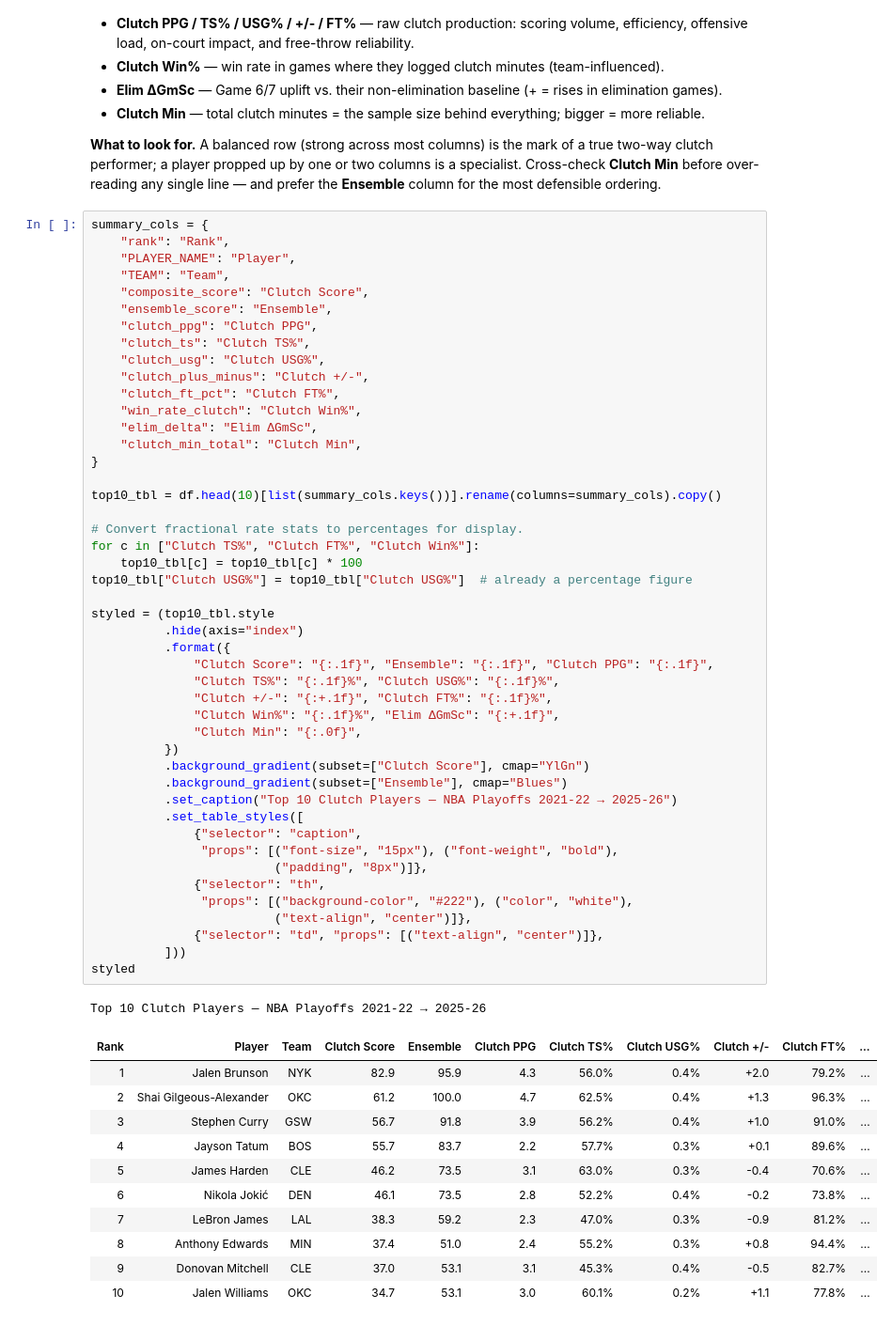
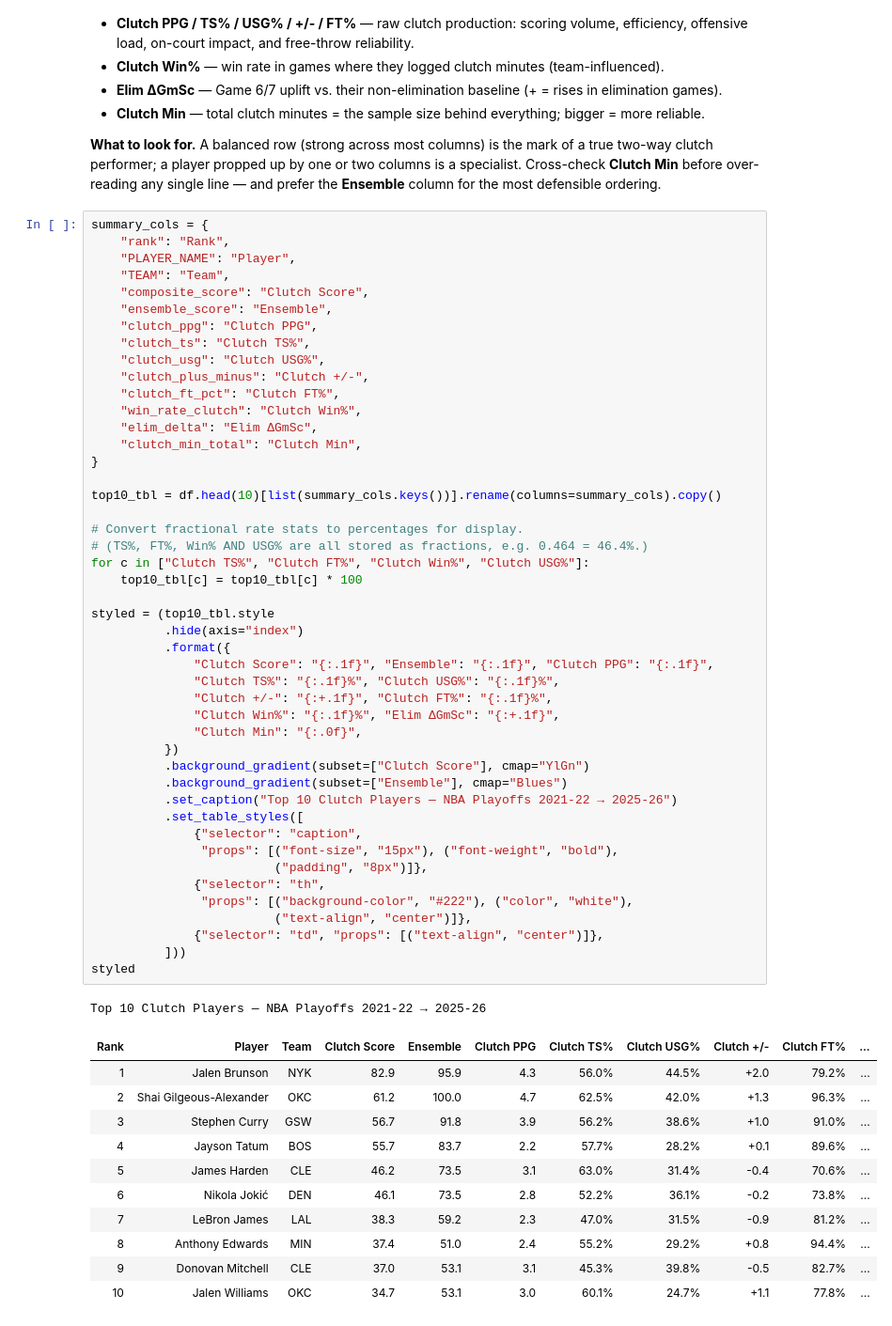
Before and after one commit to bwong05umd/nba-clutch-player-analysis, a Jupyter notebook: nba_clutch_analysis.ipynb, the cells around one changed output. Shown at 94% size. Cells and saved outputs as stored; diff of their text form.

```diff
--- a/nba_clutch_analysis.ipynb
+++ b/nba_clutch_analysis.ipynb
@@ -1301,42 +1301,42 @@ summary_cols = {
 top10_tbl = df.head(10)[list(summary_cols.keys())].rename(columns=summary_cols).copy()
 
 # Convert fractional rate stats to percentages for display.
-for c in ["Clutch TS%", "Clutch FT%", "Clutch Win%"]:
+# (TS%, FT%, Win% AND USG% are all stored as fractions, e.g. 0.464 = 46.4%.)
+for c in ["Clutch TS%", "Clutch FT%", "Clutch Win%", "Clutch USG%"]:
     top10_tbl[c] = top10_tbl[c] * 100
-top10_tbl["Clutch USG%"] = top10_tbl["Clutch USG%"]  # already a percentage figure
 
 styled = (top10_tbl.style
           .hide(axis="index")
           .format({
               "Clutch Score": "{:.1f}", "Ensemble": "{:.1f}", "Clutch PPG": "{:.1f}",
               "Clutch TS%": "{:.1f}%", "Clutch USG%": "{:.1f}%",
               "Clutch +/-": "{:+.1f}", "Clutch FT%": "{:.1f}%",
               "Clutch Win%": "{:.1f}%", "Elim ΔGmSc": "{:+.1f}",
               "Clutch Min": "{:.0f}",
           })
           .background_gradient(subset=["Clutch Score"], cmap="YlGn")
           .background_gradient(subset=["Ensemble"], cmap="Blues")
           .set_caption("Top 10 Clutch Players — NBA Playoffs 2021-22 → 2025-26")
           .set_table_styles([
               {"selector": "caption",
                "props": [("font-size", "15px"), ("font-weight", "bold"),
                          ("padding", "8px")]},
               {"selector": "th",
                "props": [("background-color", "#222"), ("color", "white"),
                          ("text-align", "center")]},
               {"selector": "td", "props": [("text-align", "center")]},
           ]))
 styled
 # %% [output]
 Top 10 Clutch Players — NBA Playoffs 2021-22 → 2025-26
 | Rank | Player | Team | Clutch Score | Ensemble | Clutch PPG | Clutch TS% | Clutch USG% | Clutch +/- | Clutch FT% | ... |
-| 1 | Jalen Brunson | NYK | 82.9 | 95.9 | 4.3 | 56.0% | 0.4% | +2.0 | 79.2% | ... |
-| 2 | Shai Gilgeous-Alexander | OKC | 61.2 | 100.0 | 4.7 | 62.5% | 0.4% | +1.3 | 96.3% | ... |
-| 3 | Stephen Curry | GSW | 56.7 | 91.8 | 3.9 | 56.2% | 0.4% | +1.0 | 91.0% | ... |
-| 4 | Jayson Tatum | BOS | 55.7 | 83.7 | 2.2 | 57.7% | 0.3% | +0.1 | 89.6% | ... |
-| 5 | James Harden | CLE | 46.2 | 73.5 | 3.1 | 63.0% | 0.3% | -0.4 | 70.6% | ... |
-| 6 | Nikola Jokić | DEN | 46.1 | 73.5 | 2.8 | 52.2% | 0.4% | -0.2 | 73.8% | ... |
-| 7 | LeBron James | LAL | 38.3 | 59.2 | 2.3 | 47.0% | 0.3% | -0.9 | 81.2% | ... |
-| 8 | Anthony Edwards | MIN | 37.4 | 51.0 | 2.4 | 55.2% | 0.3% | +0.8 | 94.4% | ... |
-| 9 | Donovan Mitchell | CLE | 37.0 | 53.1 | 3.1 | 45.3% | 0.4% | -0.5 | 82.7% | ... |
-| 10 | Jalen Williams | OKC | 34.7 | 53.1 | 3.0 | 60.1% | 0.2% | +1.1 | 77.8% | ... |
+| 1 | Jalen Brunson | NYK | 82.9 | 95.9 | 4.3 | 56.0% | 44.5% | +2.0 | 79.2% | ... |
+| 2 | Shai Gilgeous-Alexander | OKC | 61.2 | 100.0 | 4.7 | 62.5% | 42.0% | +1.3 | 96.3% | ... |
+| 3 | Stephen Curry | GSW | 56.7 | 91.8 | 3.9 | 56.2% | 38.6% | +1.0 | 91.0% | ... |
+| 4 | Jayson Tatum | BOS | 55.7 | 83.7 | 2.2 | 57.7% | 28.2% | +0.1 | 89.6% | ... |
+| 5 | James Harden | CLE | 46.2 | 73.5 | 3.1 | 63.0% | 31.4% | -0.4 | 70.6% | ... |
+| 6 | Nikola Jokić | DEN | 46.1 | 73.5 | 2.8 | 52.2% | 36.1% | -0.2 | 73.8% | ... |
+| 7 | LeBron James | LAL | 38.3 | 59.2 | 2.3 | 47.0% | 31.5% | -0.9 | 81.2% | ... |
+| 8 | Anthony Edwards | MIN | 37.4 | 51.0 | 2.4 | 55.2% | 29.2% | +0.8 | 94.4% | ... |
+| 9 | Donovan Mitchell | CLE | 37.0 | 53.1 | 3.1 | 45.3% | 39.8% | -0.5 | 82.7% | ... |
+| 10 | Jalen Williams | OKC | 34.7 | 53.1 | 3.0 | 60.1% | 24.7% | +1.1 | 77.8% | ... |
```
Also changed, not shown: 3 other files.
